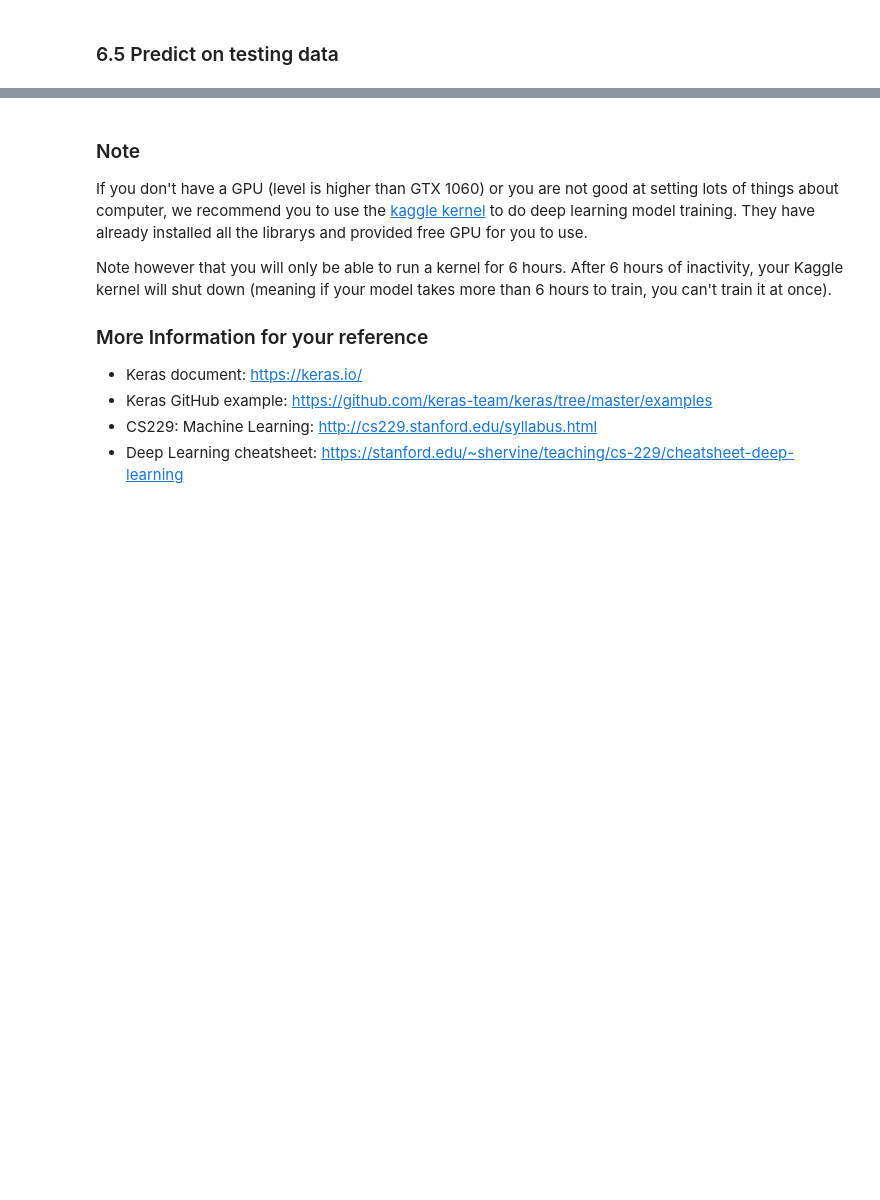
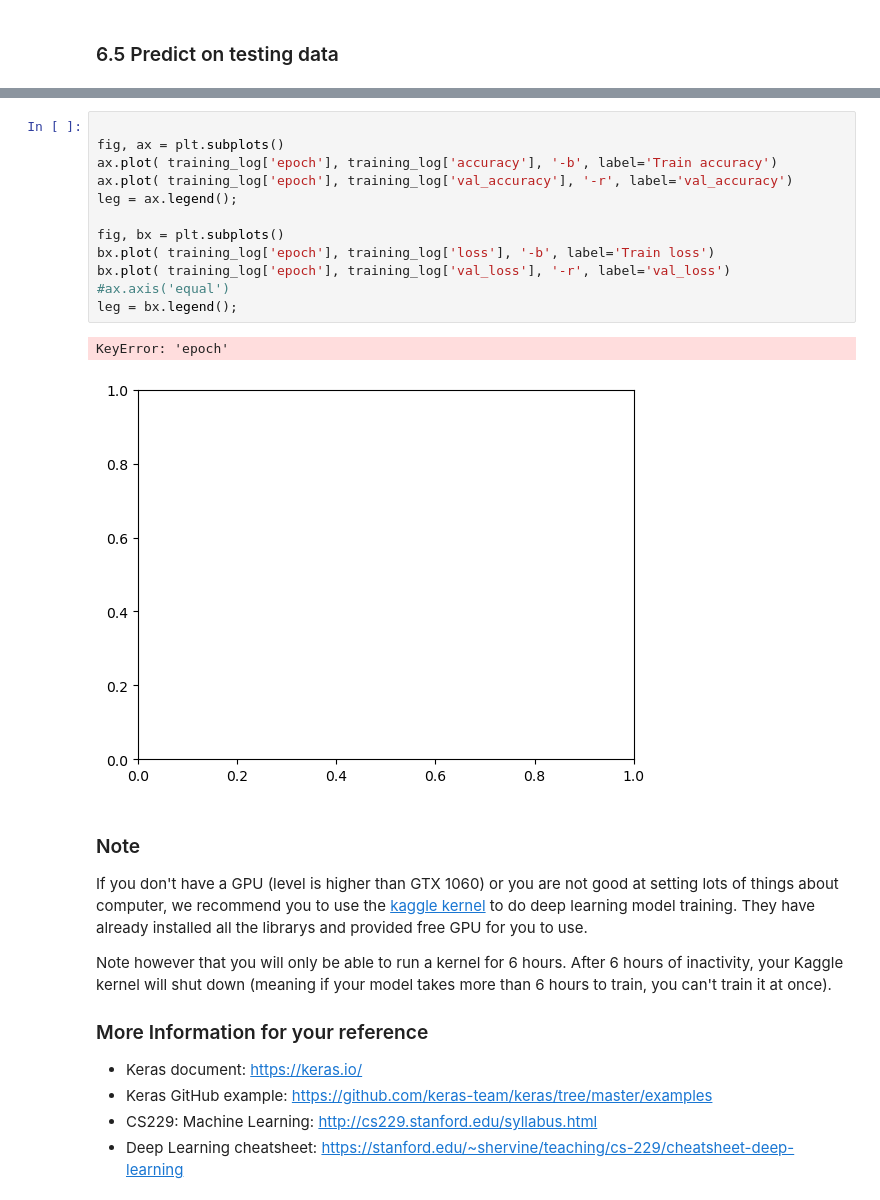
Before and after one commit to LiuHsinCheng/DM2022-Lab2-Master, a Jupyter notebook: DM2022-Lab2-Master.ipynb, the cells around one changed output, grey strips where cells are left out. Drawn from its saved outputs; the diff is of its cells as text; blank space fills up the shorter version.

```diff
--- a/DM2022-Lab2-Master.ipynb
+++ b/DM2022-Lab2-Master.ipynb
@@ -625,3 +738,18 @@ Plot the Training and Validation Accuracy and Loss (different plots), just like
+# %%
+
+fig, ax = plt.subplots()
+ax.plot( training_log['epoch'], training_log['accuracy'], '-b', label='Train accuracy')
+ax.plot( training_log['epoch'], training_log['val_accuracy'], '-r', label='val_accuracy')
+leg = ax.legend();
+
+fig, bx = plt.subplots()
+bx.plot( training_log['epoch'], training_log['loss'], '-b', label='Train loss')
+bx.plot( training_log['epoch'], training_log['val_loss'], '-r', label='val_loss')
+#ax.axis('equal')
+leg = bx.legend();
+# %% [output]
+KeyError: 'epoch'
+[figure, added]
 # %% [markdown]
 ### Note
 
```
Also changed, not shown: parts of 15 cells of this notebook.
